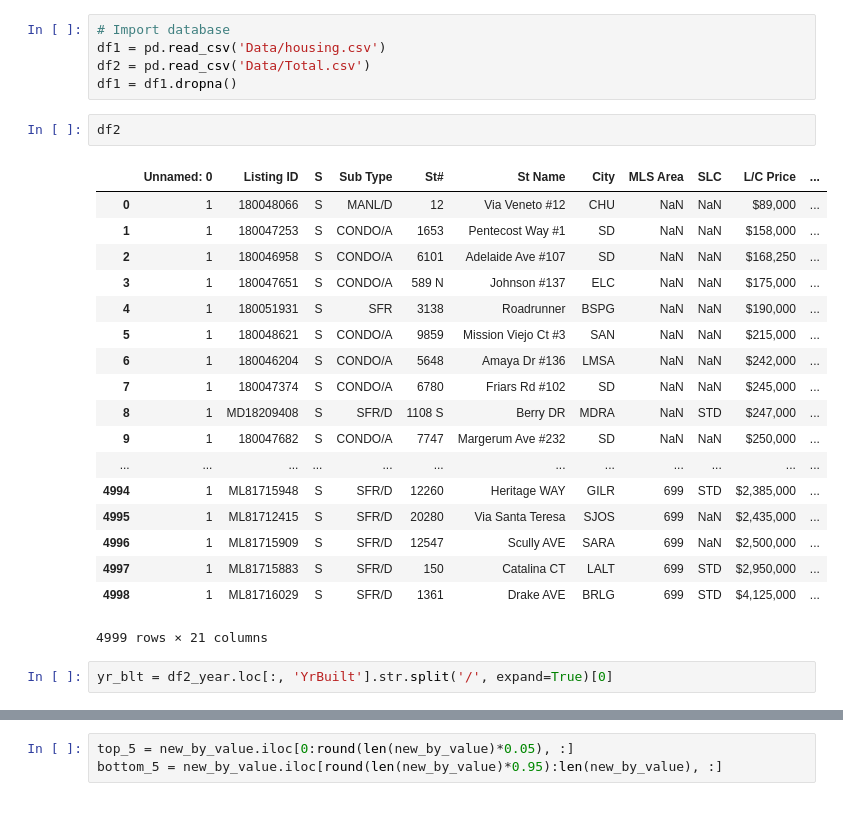
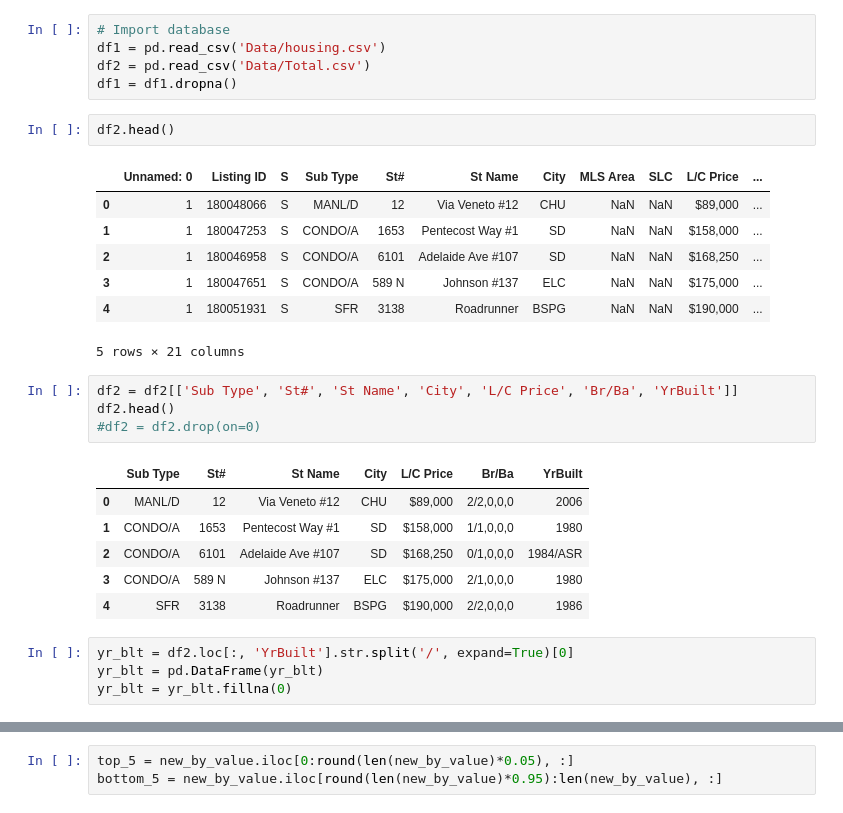
Before and after one commit to truonglybach/project1_UCI, a Jupyter notebook: shayan.ipynb, the cells around one changed output, grey strips where cells are left out. Cells and saved outputs as stored; diff of their text form.

```diff
--- a/shayan.ipynb
+++ b/shayan.ipynb
@@ -13,25 +13,27 @@ df1 = pd.read_csv('Data/housing.csv')
 df2 = pd.read_csv('Data/Total.csv')
 df1 = df1.dropna()
 # %%
-df2
+df2.head()
 # %% [output]
 |  | Unnamed: 0 | Listing ID | S | Sub Type | St# | St Name | City | MLS Area | SLC | L/C Price | ... |
 | 0 | 1 | 180048066 | S | MANL/D | 12 | Via Veneto #12 | CHU | NaN | NaN | $89,000 | ... |
 | 1 | 1 | 180047253 | S | CONDO/A | 1653 | Pentecost Way #1 | SD | NaN | NaN | $158,000 | ... |
 | 2 | 1 | 180046958 | S | CONDO/A | 6101 | Adelaide Ave #107 | SD | NaN | NaN | $168,250 | ... |
 | 3 | 1 | 180047651 | S | CONDO/A | 589 N | Johnson #137 | ELC | NaN | NaN | $175,000 | ... |
 | 4 | 1 | 180051931 | S | SFR | 3138 | Roadrunner | BSPG | NaN | NaN | $190,000 | ... |
-| 5 | 1 | 180048621 | S | CONDO/A | 9859 | Mission Viejo Ct #3 | SAN | NaN | NaN | $215,000 | ... |
-| 6 | 1 | 180046204 | S | CONDO/A | 5648 | Amaya Dr #136 | LMSA | NaN | NaN | $242,000 | ... |
-| 7 | 1 | 180047374 | S | CONDO/A | 6780 | Friars Rd #102 | SD | NaN | NaN | $245,000 | ... |
-| 8 | 1 | MD18209408 | S | SFR/D | 1108 S | Berry DR | MDRA | NaN | STD | $247,000 | ... |
-| 9 | 1 | 180047682 | S | CONDO/A | 7747 | Margerum Ave #232 | SD | NaN | NaN | $250,000 | ... |
-| ... | ... | ... | ... | ... | ... | ... | ... | ... | ... | ... | ... |
-| 4994 | 1 | ML81715948 | S | SFR/D | 12260 | Heritage WAY | GILR | 699 | STD | $2,385,000 | ... |
-| 4995 | 1 | ML81712415 | S | SFR/D | 20280 | Via Santa Teresa | SJOS | 699 | NaN | $2,435,000 | ... |
-| 4996 | 1 | ML81715909 | S | SFR/D | 12547 | Scully AVE | SARA | 699 | NaN | $2,500,000 | ... |
-| 4997 | 1 | ML81715883 | S | SFR/D | 150 | Catalina CT | LALT | 699 | STD | $2,950,000 | ... |
-| 4998 | 1 | ML81716029 | S | SFR/D | 1361 | Drake AVE | BRLG | 699 | STD | $4,125,000 | ... |
-4999 rows × 21 columns
+5 rows × 21 columns
+# %%
+df2 = df2[['Sub Type', 'St#', 'St Name', 'City', 'L/C Price', 'Br/Ba', 'YrBuilt']]
+df2.head()
+#df2 = df2.drop(on=0)
+# %% [output]
+|  | Sub Type | St# | St Name | City | L/C Price | Br/Ba | YrBuilt |
+| 0 | MANL/D | 12 | Via Veneto #12 | CHU | $89,000 | 2/2,0,0,0 | 2006 |
+| 1 | CONDO/A | 1653 | Pentecost Way #1 | SD | $158,000 | 1/1,0,0,0 | 1980 |
+| 2 | CONDO/A | 6101 | Adelaide Ave #107 | SD | $168,250 | 0/1,0,0,0 | 1984/ASR |
+| 3 | CONDO/A | 589 N | Johnson #137 | ELC | $175,000 | 2/1,0,0,0 | 1980 |
+| 4 | SFR | 3138 | Roadrunner | BSPG | $190,000 | 2/2,0,0,0 | 1986 |
 # %%
-yr_blt = df2_year.loc[:, 'YrBuilt'].str.split('/', expand=True)[0]
+yr_blt = df2.loc[:, 'YrBuilt'].str.split('/', expand=True)[0]
+yr_blt = pd.DataFrame(yr_blt)
+yr_blt = yr_blt.fillna(0)
```
Also changed, not shown: parts of 10 cells of this notebook.
